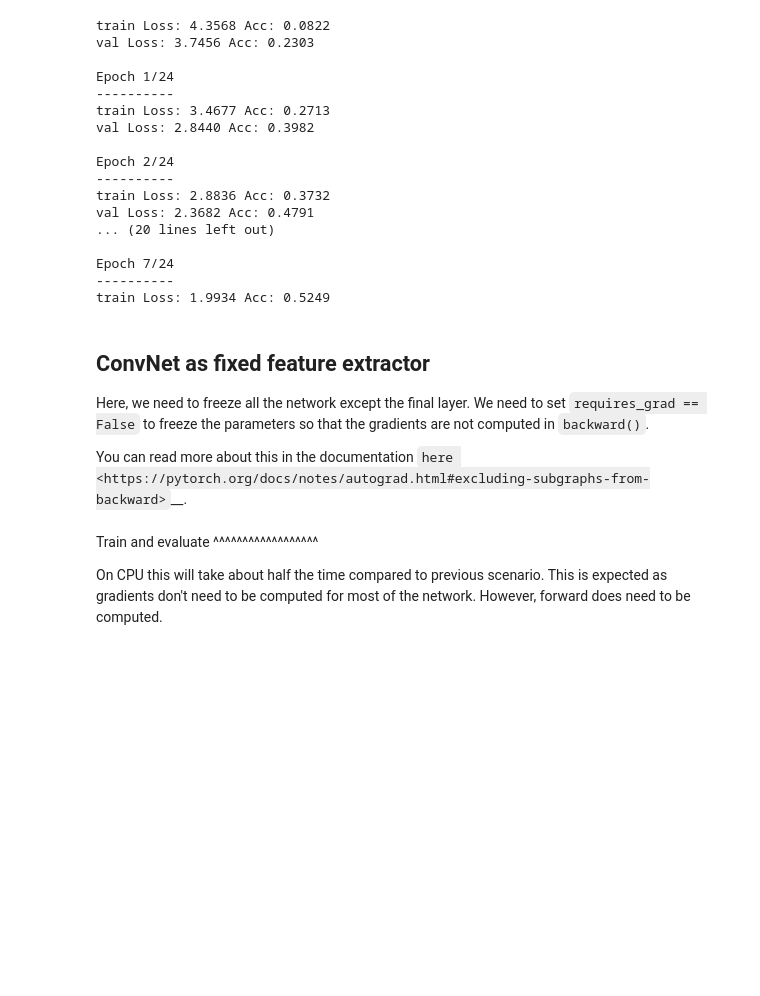
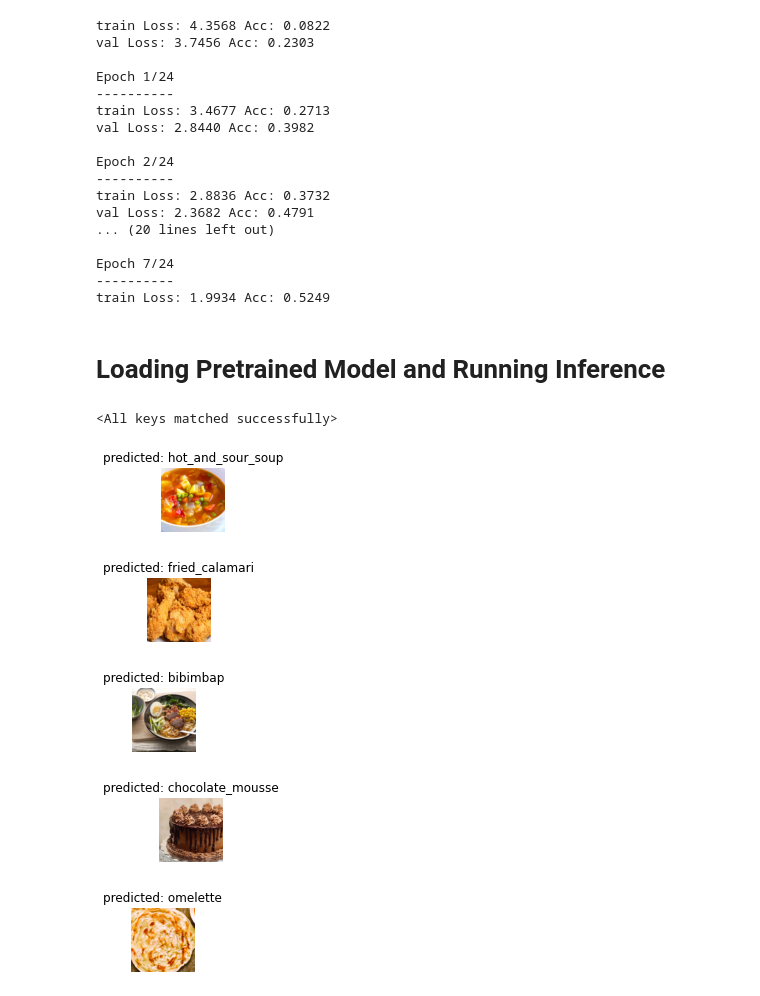
Before and after one commit to billcai/computer-vision-tutorials, a Jupyter notebook: food_model_tutorial.ipynb, the cells around one changed output. Drawn from its saved outputs; the diff is of its cells as text; code cells hidden in the pictures; blank space fills up the shorter version.

```diff
--- a/food_model_tutorial.ipynb
+++ b/food_model_tutorial.ipynb
@@ -329,0 +321,36 @@ train Loss: 1.9934 Acc: 0.5249
+# %% [markdown]
+# Loading Pretrained Model and Running Inference
+# %%
+from __future__ import print_function, division
+
+import torch
+import torch.nn as nn
+import torch.optim as optim
+from torch.optim import lr_scheduler
+import numpy as np
+import torchvision
+from torchvision import datasets, models, transforms
+import matplotlib.pyplot as plt
+import time
+import os
+import copy
+
+plt.ion()   # interactive mode
+# upload model file here
+model_ft = models.resnet18(pretrained=True)
+num_ftrs = model_ft.fc.in_features
+# Alternatively, it can be generalized to nn.Linear(num_ftrs, len(class_names)).
+model_ft.fc = nn.Linear(num_ftrs, 101)
+device = torch.device("cuda:0" if torch.cuda.is_available() else "cpu")
+model_ft = model_ft.to(device)
+
+criterion = nn.CrossEntropyLoss()
+
+# Observe that all parameters are being optimized
+optimizer_ft = optim.SGD(model_ft.parameters(), lr=0.001, momentum=0.9)
+
+# Decay LR by a factor of 0.1 every 7 epochs
+exp_lr_scheduler = lr_scheduler.StepLR(optimizer_ft, step_size=7, gamma=0.1)
+model_ft.load_state_dict(torch.load('food_model.pt'))
+# %% [output]
+<All keys matched successfully>
@@ -330,12 +411,15 @@ train Loss: 1.9934 Acc: 0.5249
+# %%
+from PIL import Image
+import torchvision.transforms.functional as TF
+test_dir_path = 'test-data'
+test_dataset = ImageFolder(test_dir_path,data_transforms['val'])
+test_dataloader = torch.utils.data.DataLoader(test_dataset, batch_size=6,
+                                             shuffle=True, num_workers=1)
 # %%
-visualize_model(model_ft)
+visualize_model(model_ft,test_dataloader)
+# %% [output]
+[figure, added]
+[figure, added]
+[figure, added]
+[figure, added]
+[figure, added]
-# %% [markdown]
-ConvNet as fixed feature extractor
-----------------------------------
-
-Here, we need to freeze all the network except the final layer. We need
-to set ``requires_grad == False`` to freeze the parameters so that the
-gradients are not computed in ``backward()``.
-
-You can read more about this in the documentation
-`here <https://pytorch.org/docs/notes/autograd.html#excluding-subgraphs-from-backward>`__.
@@ -361,7 +425,0 @@ exp_lr_scheduler = lr_scheduler.StepLR(optimizer_conv, step_size=7, gamma=0.1)
-# %% [markdown]
-Train and evaluate
-^^^^^^^^^^^^^^^^^^
-
-On CPU this will take about half the time compared to previous scenario.
-This is expected as gradients don't need to be computed for most of the
-network. However, forward does need to be computed.
```
Also changed, not shown: parts of 13 cells of this notebook.
